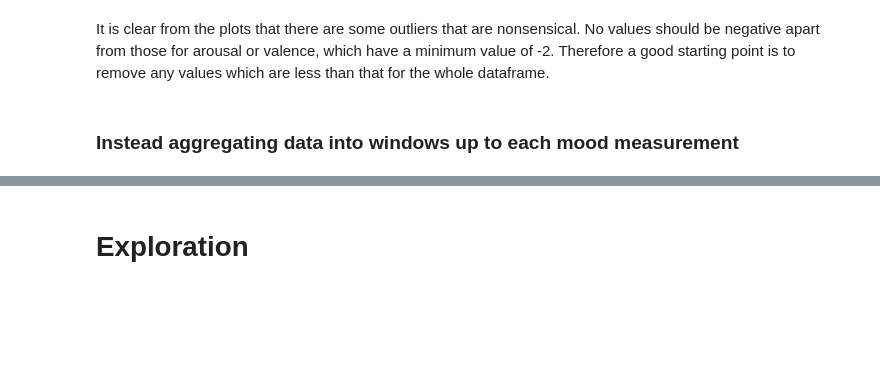
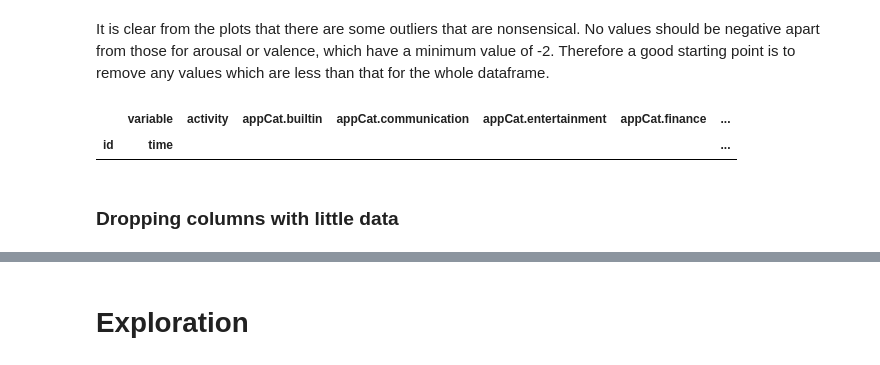
Before and after one commit to jelrae/dataMineAss1, a Jupyter notebook: DMT1_latest.ipynb, the cells around one changed output, grey strips where cells are left out. Drawn from its saved outputs; the diff is of its cells as text; code cells hidden in the pictures; blank space fills up the shorter version.

```diff
--- a/DMT1_latest.ipynb
+++ b/DMT1_latest.ipynb
@@ -144,5 +119,3 @@ from scipy import stats
 
 data2 = data2.astype(float)
 data2 = data2[(np.abs(stats.zscore(data2)) < 4).all(axis=1)]
-# %% [markdown]
-### Instead aggregating data into windows up to each mood measurement
@@ -163,0 +122,11 @@ data2 = data2.groupby([pd.Grouper(freq='1D', level='time'),
+# %%
+
+df = df.astype(float)
+df = df[(np.abs(stats.zscore(df)) < 4).all(axis=1)]
+
+df
+# %% [output]
+|  | variable | activity | appCat.builtin | appCat.communication | appCat.entertainment | appCat.finance | ... |
+| id | time |  |  |  |  |  | ... |
+# %% [markdown]
+### Dropping columns with little data
```
Also changed, not shown: parts of 61 cells of this notebook.
